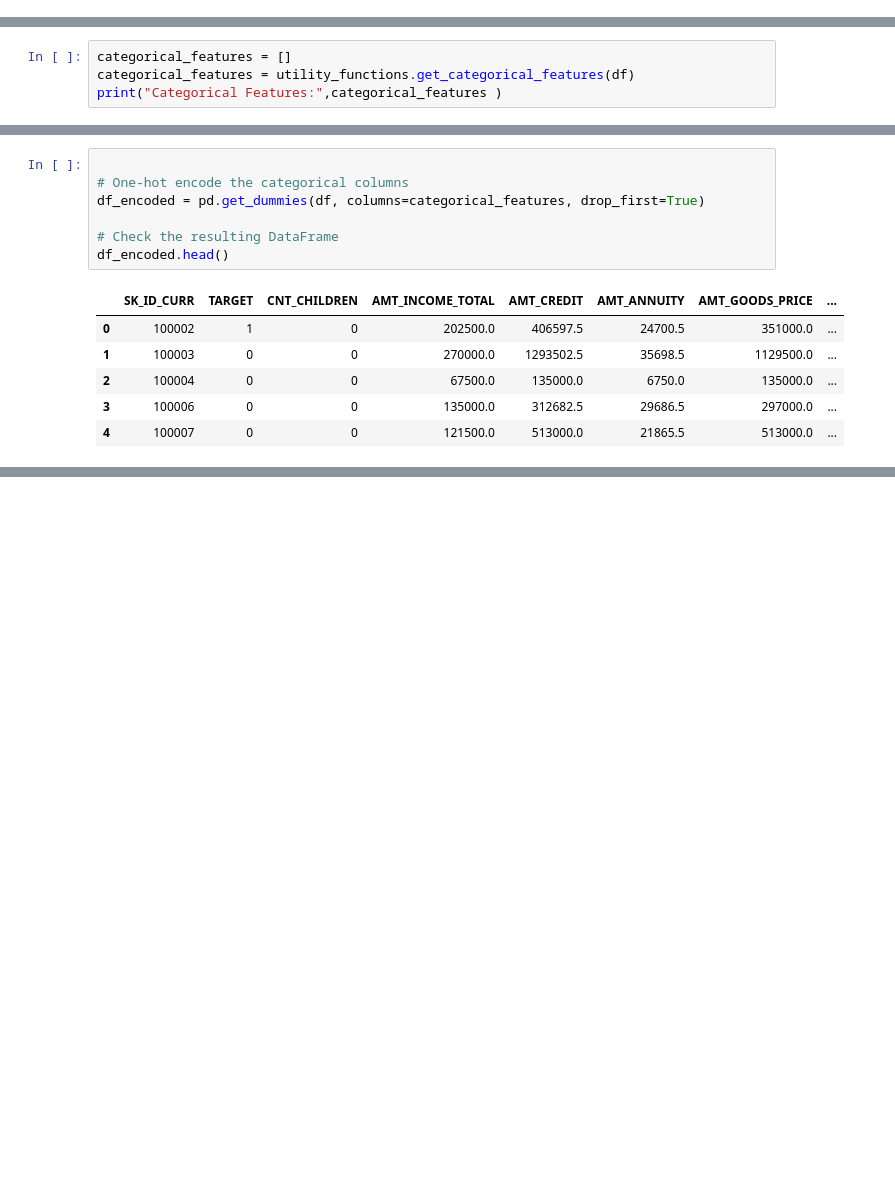
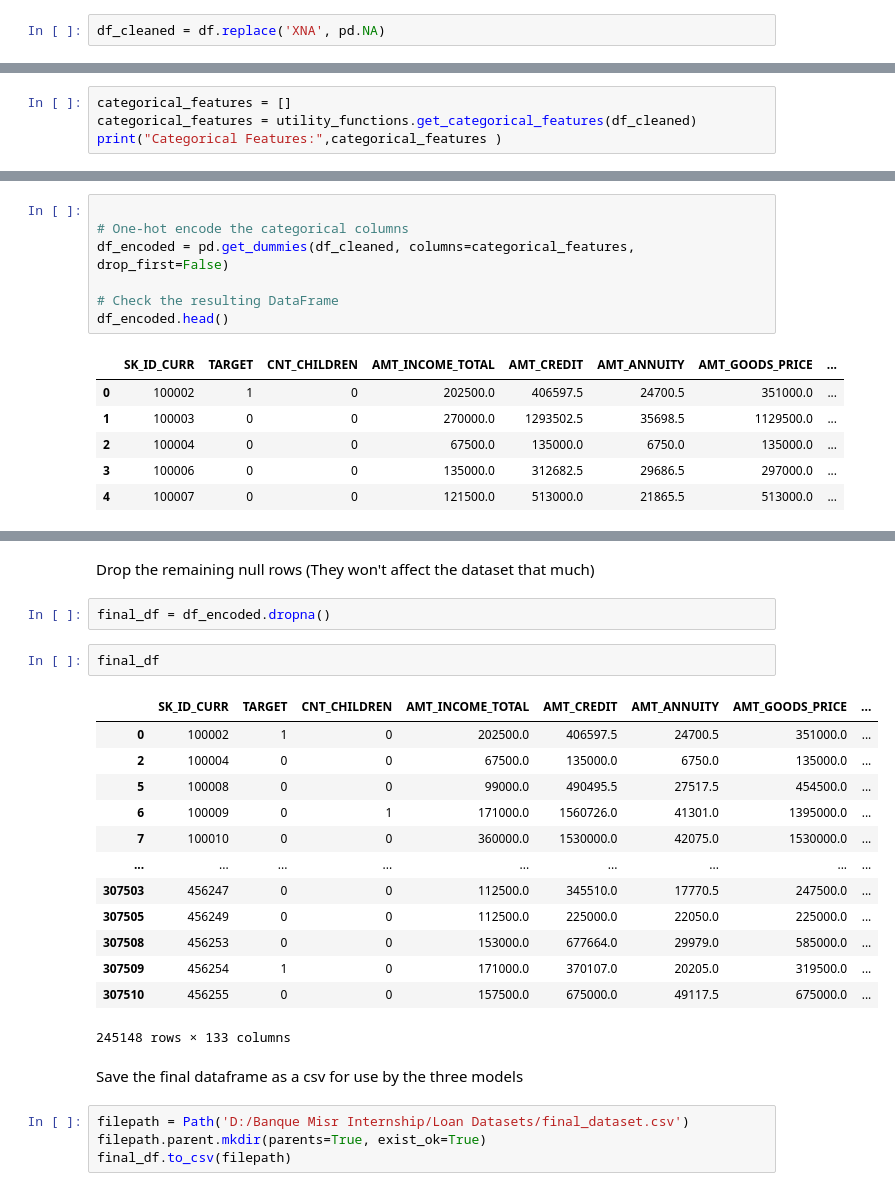
Before and after one commit to mohameedamrr/loan-defaulter-prediction, a Jupyter notebook: Final Notebooks/data-processing.ipynb, the cells around one changed output, grey strips where cells are left out. Drawn from its saved outputs; the diff is of its cells as text; blank space fills up the shorter version.

```diff
--- a/Final Notebooks/data-processing.ipynb
+++ b/Final Notebooks/data-processing.ipynb
@@ -42 +44,3 @@ df['DAYS_BIRTH'] = df['DAYS_BIRTH'].abs()
+# %%
+df_cleaned = df.replace('XNA', pd.NA)
 # %%
@@ -52,7 +56,7 @@ df.head()
 Retrieve Categorical features
 # %%
 categorical_features = []
-categorical_features = utility_functions.get_categorical_features(df)
+categorical_features = utility_functions.get_categorical_features(df_cleaned)
 print("Categorical Features:",categorical_features )
 # %% [output]
 Categorical Features: ['CODE_GENDER', 'FLAG_OWN_CAR', 'FLAG_OWN_REALTY', 'NAME_TYPE_SUITE', 'NAME_INCOME_TYPE', 'NAME_EDUCATION_TYPE', 'NAME_FAMILY_STATUS', 'NAME_HOUSING_TYPE', 'OCCUPATION_TYPE', 'OR ...
@@ -61,7 +65,7 @@ We will now one-hot encode the categorical features
 # %%
 
 # One-hot encode the categorical columns
-df_encoded = pd.get_dummies(df, columns=categorical_features, drop_first=True)
+df_encoded = pd.get_dummies(df_cleaned, columns=categorical_features, drop_first=False)
 
 # Check the resulting DataFrame
 df_encoded.head()
@@ -74,0 +106,26 @@ df_encoded.head()
+# %% [markdown]
+Drop the remaining null rows (They won't affect the dataset that much)
+# %%
+final_df = df_encoded.dropna()
+# %%
+final_df
+# %% [output]
+|  | SK_ID_CURR | TARGET | CNT_CHILDREN | AMT_INCOME_TOTAL | AMT_CREDIT | AMT_ANNUITY | AMT_GOODS_PRICE | ... |
+| 0 | 100002 | 1 | 0 | 202500.0 | 406597.5 | 24700.5 | 351000.0 | ... |
+| 2 | 100004 | 0 | 0 | 67500.0 | 135000.0 | 6750.0 | 135000.0 | ... |
+| 5 | 100008 | 0 | 0 | 99000.0 | 490495.5 | 27517.5 | 454500.0 | ... |
+| 6 | 100009 | 0 | 1 | 171000.0 | 1560726.0 | 41301.0 | 1395000.0 | ... |
+| 7 | 100010 | 0 | 0 | 360000.0 | 1530000.0 | 42075.0 | 1530000.0 | ... |
+| ... | ... | ... | ... | ... | ... | ... | ... | ... |
+| 307503 | 456247 | 0 | 0 | 112500.0 | 345510.0 | 17770.5 | 247500.0 | ... |
+| 307505 | 456249 | 0 | 0 | 112500.0 | 225000.0 | 22050.0 | 225000.0 | ... |
+| 307508 | 456253 | 0 | 0 | 153000.0 | 677664.0 | 29979.0 | 585000.0 | ... |
+| 307509 | 456254 | 1 | 0 | 171000.0 | 370107.0 | 20205.0 | 319500.0 | ... |
+| 307510 | 456255 | 0 | 0 | 157500.0 | 675000.0 | 49117.5 | 675000.0 | ... |
+245148 rows × 133 columns
+# %% [markdown]
+Save the final dataframe as a csv for use by the three models
+# %%
+filepath = Path('D:/Banque Misr Internship/Loan Datasets/final_dataset.csv')
+filepath.parent.mkdir(parents=True, exist_ok=True)
+final_df.to_csv(filepath)
```
Also changed, not shown: parts of 4 cells of this notebook, 1 other file.
